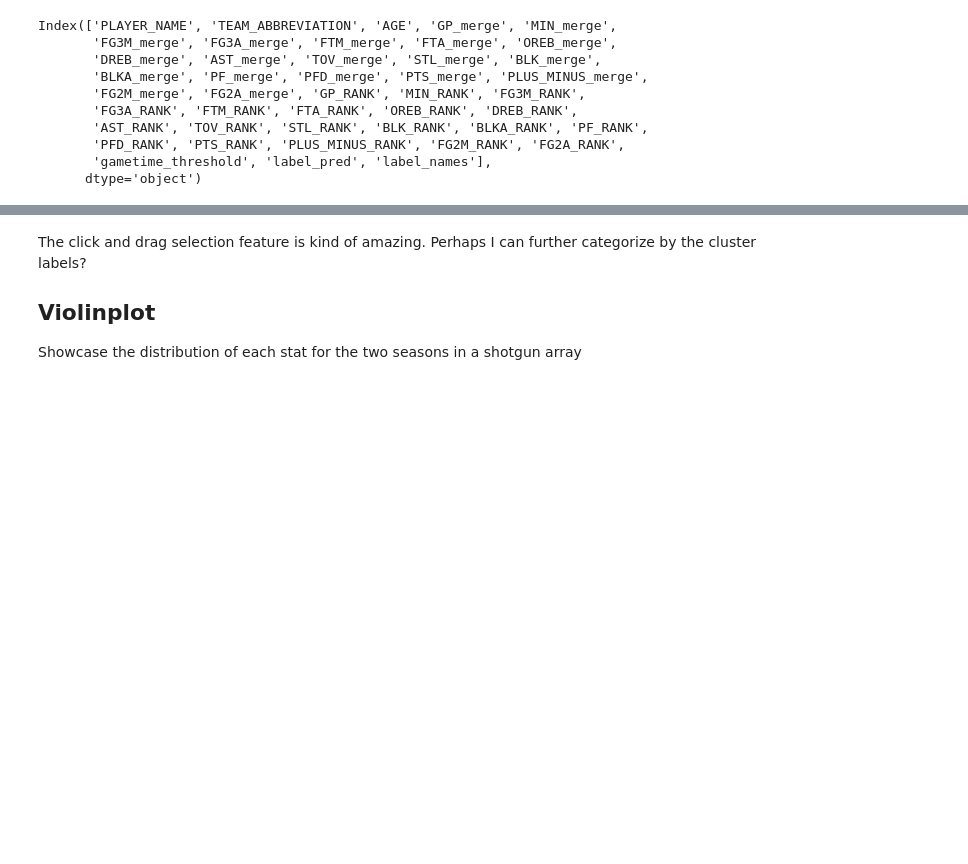
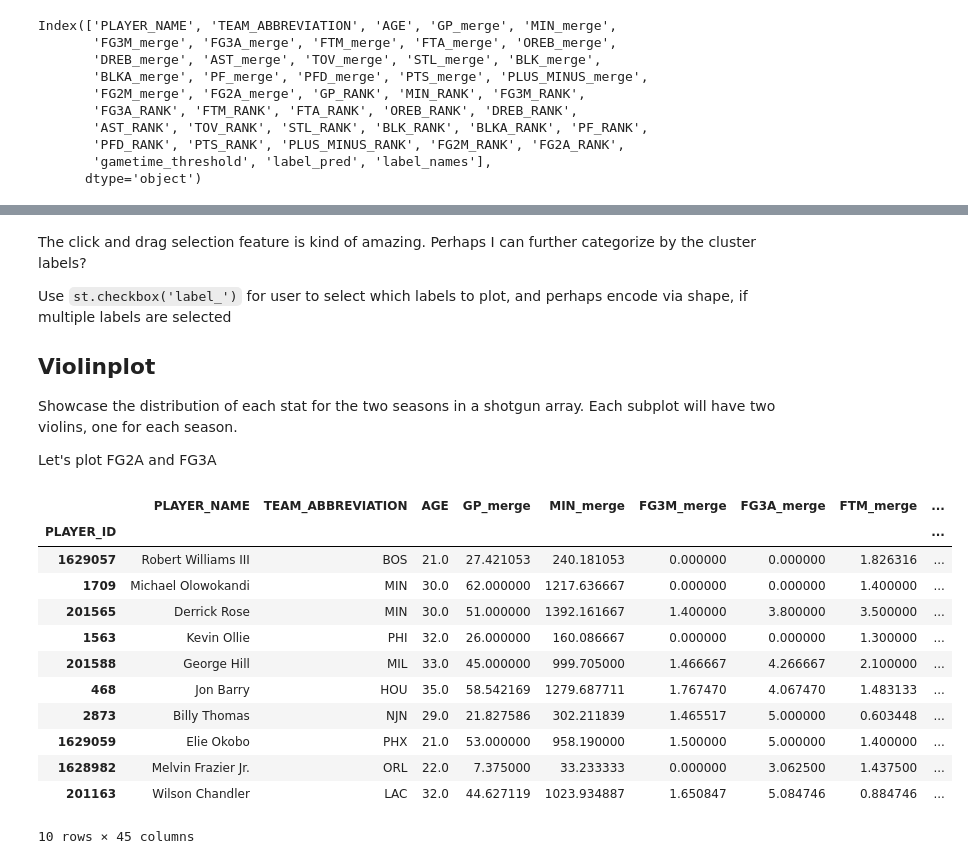
Before and after one commit to vykuang/nba-stats-streamlit, a Jupyter notebook: notebooks/altair_demo.ipynb, the cells around one changed output, grey strips where cells are left out. Saved outputs shown, nothing was run; the diff lists cells and outputs as text; code cells hidden in the pictures; blank space fills up the shorter version.

Commit message:
altair violin wip

```diff
--- a/notebooks/altair_demo.ipynb
+++ b/notebooks/altair_demo.ipynb
@@ -86,6 +95,29 @@ alt.hconcat(
 # %% [markdown]
 The click and drag selection feature is kind of amazing. Perhaps I can further categorize by the cluster labels?
 
+Use `st.checkbox('label_')` for user to select which labels to plot, and perhaps encode via shape, if multiple labels are selected
+
 ## Violinplot
 
-Showcase the distribution of each stat for the two seasons in a shotgun array
+Showcase the distribution of each stat for the two seasons in a shotgun array. Each subplot will have two violins, one for each season.
+
+Let's plot FG2A and FG3A
+# %%
+tor["season"] = tor.apply(lambda x: "2018-19", axis=1)
+det["season"] = det.apply(lambda x: "2004-05", axis=1)
+src = pd.concat([tor, det], axis=0)
+src.sample(10)
+# %% [output]
+|  | PLAYER_NAME | TEAM_ABBREVIATION | AGE | GP_merge | MIN_merge | FG3M_merge | FG3A_merge | FTM_merge | ... |
+| PLAYER_ID |  |  |  |  |  |  |  |  | ... |
+| 1629057 | Robert Williams III | BOS | 21.0 | 27.421053 | 240.181053 | 0.000000 | 0.000000 | 1.826316 | ... |
+| 1709 | Michael Olowokandi | MIN | 30.0 | 62.000000 | 1217.636667 | 0.000000 | 0.000000 | 1.400000 | ... |
+| 201565 | Derrick Rose | MIN | 30.0 | 51.000000 | 1392.161667 | 1.400000 | 3.800000 | 3.500000 | ... |
+| 1563 | Kevin Ollie | PHI | 32.0 | 26.000000 | 160.086667 | 0.000000 | 0.000000 | 1.300000 | ... |
+| 201588 | George Hill | MIL | 33.0 | 45.000000 | 999.705000 | 1.466667 | 4.266667 | 2.100000 | ... |
+| 468 | Jon Barry | HOU | 35.0 | 58.542169 | 1279.687711 | 1.767470 | 4.067470 | 1.483133 | ... |
+| 2873 | Billy Thomas | NJN | 29.0 | 21.827586 | 302.211839 | 1.465517 | 5.000000 | 0.603448 | ... |
+| 1629059 | Elie Okobo | PHX | 21.0 | 53.000000 | 958.190000 | 1.500000 | 5.000000 | 1.400000 | ... |
+| 1628982 | Melvin Frazier Jr. | ORL | 22.0 | 7.375000 | 33.233333 | 0.000000 | 3.062500 | 1.437500 | ... |
+| 201163 | Wilson Chandler | LAC | 32.0 | 44.627119 | 1023.934887 | 1.650847 | 5.084746 | 0.884746 | ... |
+10 rows × 45 columns
```
Also changed, not shown: parts of 7 cells of this notebook.
